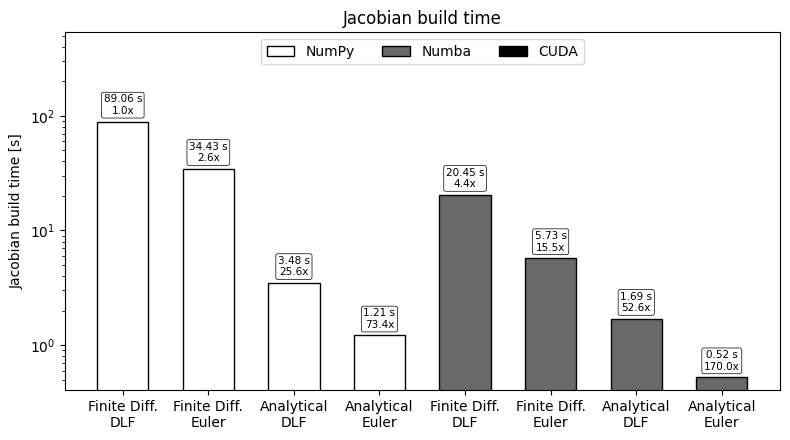
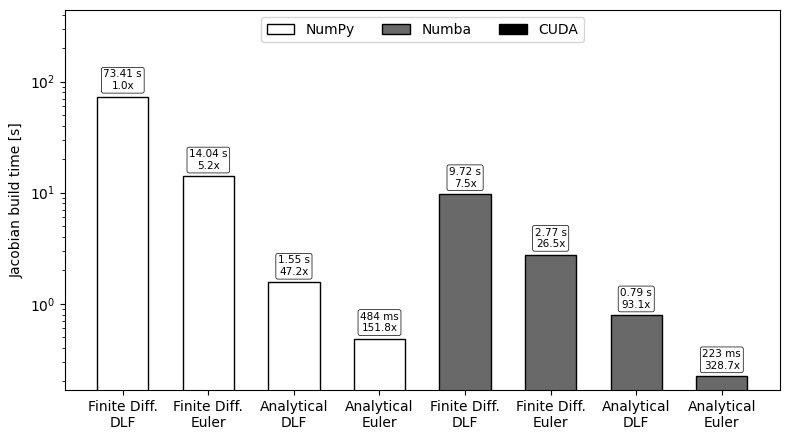
Unified diff of the notebook cell whose output changed from the first chart to the second:
--- before
+++ after
@@ -31,5 +31,4 @@
 ax.legend(handles=legend_handles, ncol=3, loc='upper center')
 ax.set_ylabel('Jacobian build time [s]')
-ax.set_title('Jacobian build time')
 ax.set_yscale('log')
 ax.set_ylim(None, np.ceil(max(vals) * 6))

Commit: updated streamlit